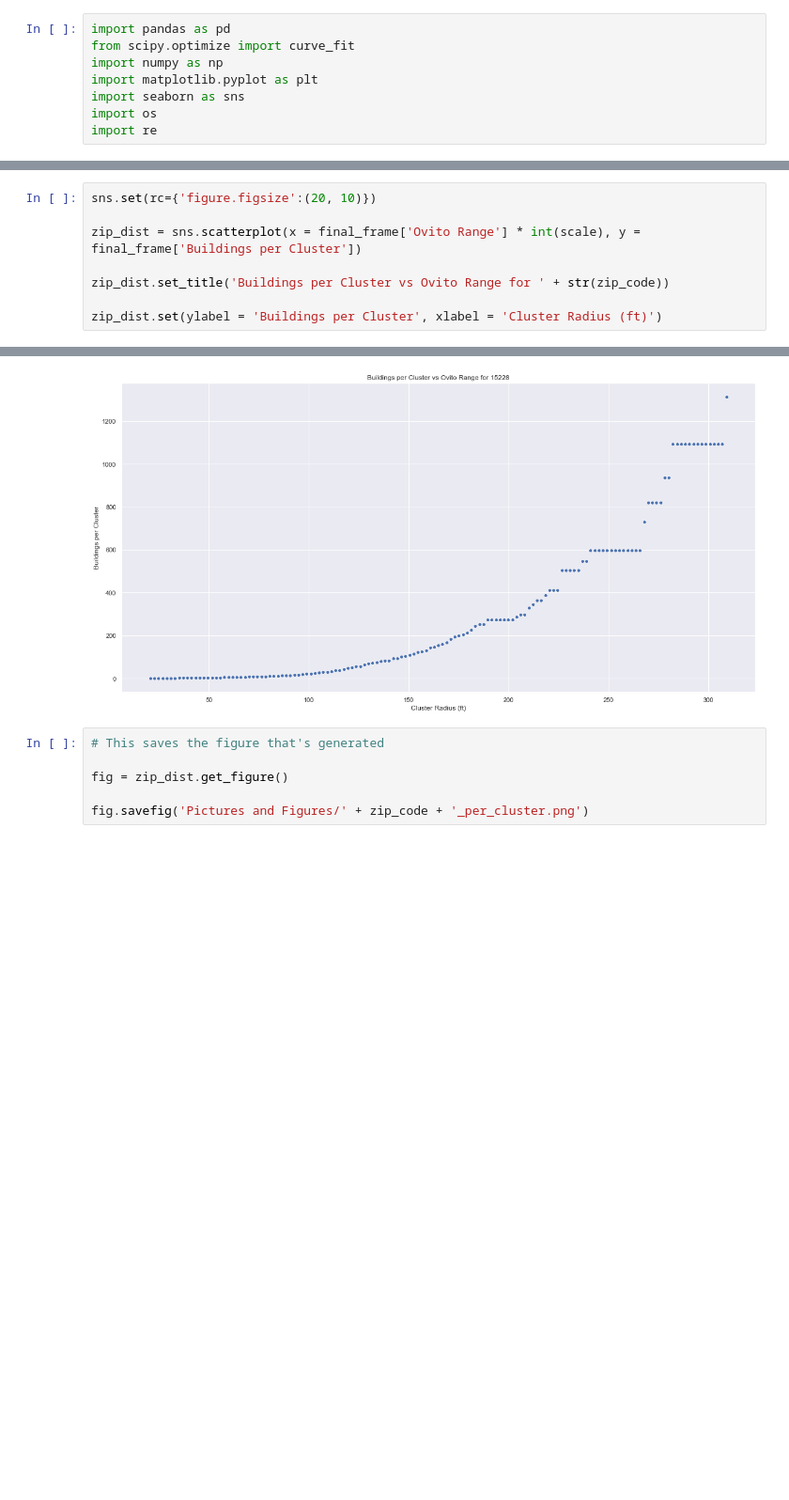
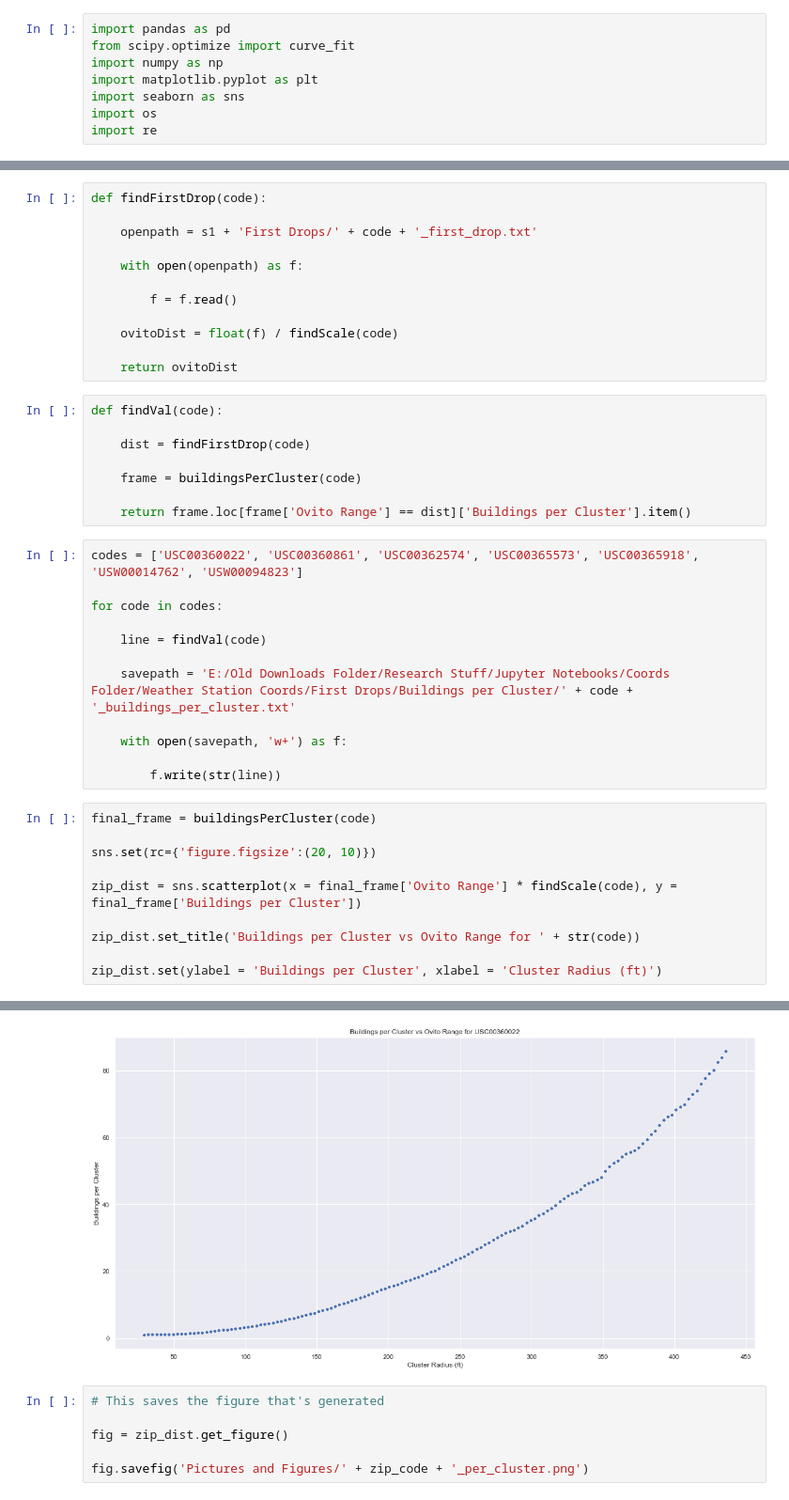
Before and after one commit to rrusali/2020-Summer-Research, a Jupyter notebook: Buildings per Cluster.ipynb, the cells around one changed output, grey strips where cells are left out. Shown: that part at 94% size. Cells and saved outputs as stored; diff of their text form; blank space fills up the shorter version.

```diff
--- a/Buildings per Cluster.ipynb
+++ b/Buildings per Cluster.ipynb
@@ -121,14 +119,48 @@ final_frame
+# %%
+def findFirstDrop(code):
+
+    openpath = s1 + 'First Drops/' + code + '_first_drop.txt'
+
+    with open(openpath) as f:
+
+        f = f.read()
+
+    ovitoDist = float(f) / findScale(code)
+
+    return ovitoDist
+# %%
+def findVal(code):
+
+    dist = findFirstDrop(code)
+
+    frame = buildingsPerCluster(code)
+
+    return frame.loc[frame['Ovito Range'] == dist]['Buildings per Cluster'].item()
+# %%
+codes = ['USC00360022', 'USC00360861', 'USC00362574', 'USC00365573', 'USC00365918', 'USW00014762', 'USW00094823']
+
+for code in codes:
+
+    line = findVal(code)
+
+    savepath = 'E:/Old Downloads Folder/Research Stuff/Jupyter Notebooks/Coords Folder/Weather Station Coords/First Drops/Buildings per Cluster/' + code + '_buildings_per_cluster.txt'
+
+    with open(savepath, 'w+') as f:
+
+        f.write(str(line))
 # %%
+final_frame = buildingsPerCluster(code)
+
 sns.set(rc={'figure.figsize':(20, 10)})
 
-zip_dist = sns.scatterplot(x = final_frame['Ovito Range'] * int(scale), y = final_frame['Buildings per Cluster'])
+zip_dist = sns.scatterplot(x = final_frame['Ovito Range'] * findScale(code), y = final_frame['Buildings per Cluster'])
 
-zip_dist.set_title('Buildings per Cluster vs Ovito Range for ' + str(zip_code))
+zip_dist.set_title('Buildings per Cluster vs Ovito Range for ' + str(code))
 
 zip_dist.set(ylabel = 'Buildings per Cluster', xlabel = 'Cluster Radius (ft)')
 # %% [output]
 [Text(0, 0.5, 'Buildings per Cluster'), Text(0.5, 0, 'Cluster Radius (ft)')]
-[figure, old version]
+[figure, new version]
 # %%
 # This saves the figure that's generated
 
```
Also changed, not shown: parts of 4 cells of this notebook, 14 other files.
